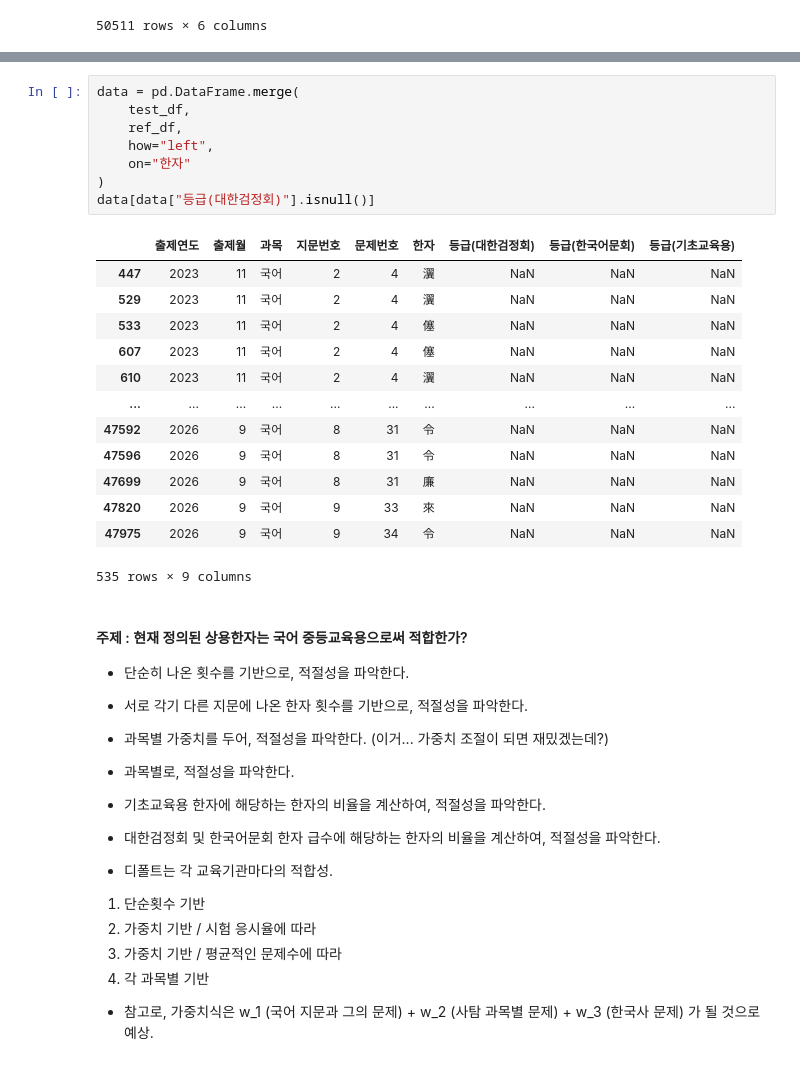
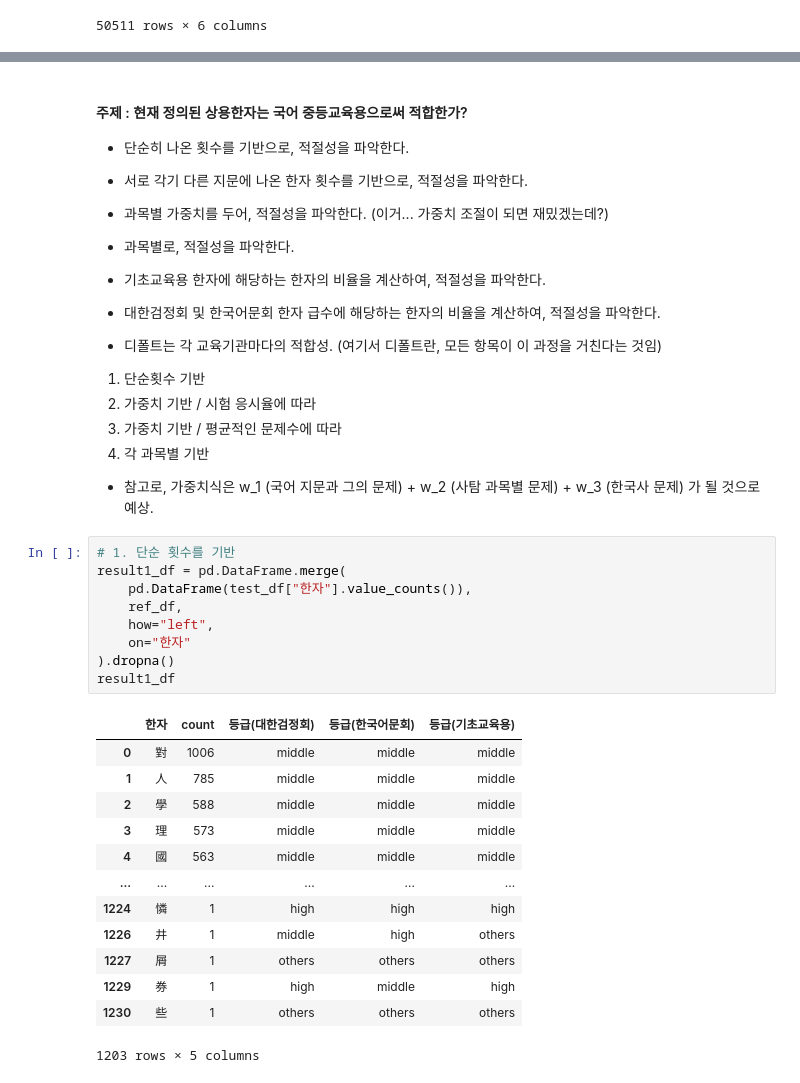
Before and after one commit to Hellcreams/hanja_suggestion, a Jupyter notebook: analyzation.ipynb, the cells around one changed output, grey strips where cells are left out. Cells and saved outputs as stored; diff of their text form.

```diff
--- a/analyzation.ipynb
+++ b/analyzation.ipynb
@@ -103,25 +86,3 @@ result[result["count"] > 20]
-# %%
-data = pd.DataFrame.merge(
-    test_df,
-    ref_df,
-    how="left",
-    on="한자"
-)
-data[data["등급(대한검정회)"].isnull()]
-# %% [output]
-|  | 출제연도 | 출제월 | 과목 | 지문번호 | 문제번호 | 한자 | 등급(대한검정회) | 등급(한국어문회) | 등급(기초교육용) |
-| 447 | 2023 | 11 | 국어 | 2 | 4 | 瀷 | NaN | NaN | NaN |
-| 529 | 2023 | 11 | 국어 | 2 | 4 | 瀷 | NaN | NaN | NaN |
-| 533 | 2023 | 11 | 국어 | 2 | 4 | 僿 | NaN | NaN | NaN |
-| 607 | 2023 | 11 | 국어 | 2 | 4 | 僿 | NaN | NaN | NaN |
-| 610 | 2023 | 11 | 국어 | 2 | 4 | 瀷 | NaN | NaN | NaN |
-| ... | ... | ... | ... | ... | ... | ... | ... | ... | ... |
-| 47592 | 2026 | 9 | 국어 | 8 | 31 | 令 | NaN | NaN | NaN |
-| 47596 | 2026 | 9 | 국어 | 8 | 31 | 令 | NaN | NaN | NaN |
-| 47699 | 2026 | 9 | 국어 | 8 | 31 | 廉 | NaN | NaN | NaN |
-| 47820 | 2026 | 9 | 국어 | 9 | 33 | 來 | NaN | NaN | NaN |
-| 47975 | 2026 | 9 | 국어 | 9 | 34 | 令 | NaN | NaN | NaN |
-535 rows × 9 columns
 # %% [markdown]
 #### 주제 : 현재 정의된 상용한자는 국어 중등교육용으로써 적합한가?
 * 단순히 나온 횟수를 기반으로, 적절성을 파악한다.
@@ -131,9 +92,32 @@ data[data["등급(대한검정회)"].isnull()]
 * 기초교육용 한자에 해당하는 한자의 비율을 계산하여, 적절성을 파악한다.
 * 대한검정회 및 한국어문회 한자 급수에 해당하는 한자의 비율을 계산하여, 적절성을 파악한다.
 
-* 디폴트는 각 교육기관마다의 적합성.
+* 디폴트는 각 교육기관마다의 적합성. (여기서 디폴트란, 모든 항목이 이 과정을 거친다는 것임)
 1. 단순횟수 기반
 2. 가중치 기반 / 시험 응시율에 따라
 3. 가중치 기반 / 평균적인 문제수에 따라
 4. 각 과목별 기반
 * 참고로, 가중치식은 w_1 (국어 지문과 그의 문제) + w_2 (사탐 과목별 문제) + w_3 (한국사 문제) 가 될 것으로 예상.
+# %%
+# 1. 단순 횟수를 기반
+result1_df = pd.DataFrame.merge(
+    pd.DataFrame(test_df["한자"].value_counts()),
+    ref_df,
+    how="left",
+    on="한자"
+).dropna()
+result1_df
+# %% [output]
+|  | 한자 | count | 등급(대한검정회) | 등급(한국어문회) | 등급(기초교육용) |
+| 0 | 對 | 1006 | middle | middle | middle |
+| 1 | 人 | 785 | middle | middle | middle |
+| 2 | 學 | 588 | middle | middle | middle |
+| 3 | 理 | 573 | middle | middle | middle |
+| 4 | 國 | 563 | middle | middle | middle |
+| ... | ... | ... | ... | ... | ... |
+| 1224 | 憐 | 1 | high | high | high |
+| 1226 | 井 | 1 | middle | high | others |
+| 1227 | 屑 | 1 | others | others | others |
+| 1229 | 券 | 1 | high | middle | high |
+| 1230 | 些 | 1 | others | others | others |
+1203 rows × 5 columns
```
Also changed, not shown: parts of 24 cells of this notebook, 1 other file.
